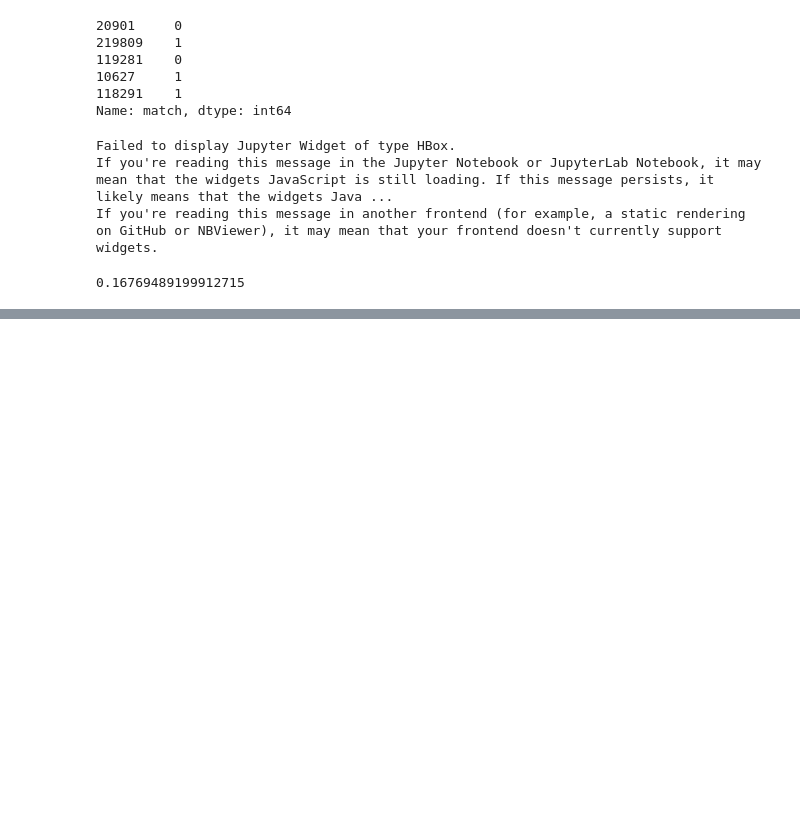
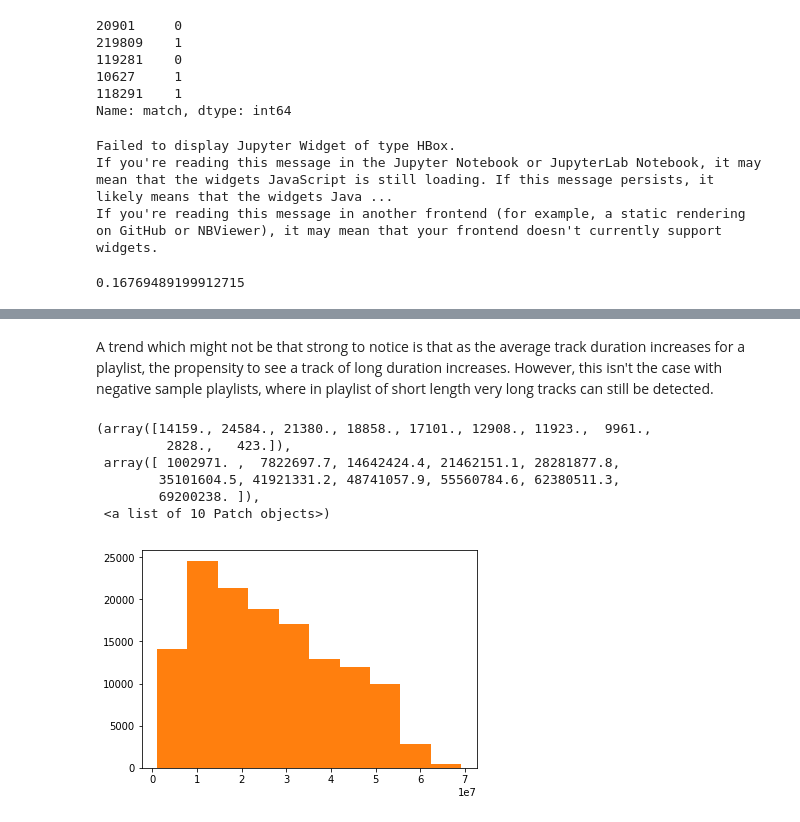
Before and after one commit to tralpha/spotify-project, a Jupyter notebook: DataLoader.ipynb, the cells around one changed output, grey strips where cells are left out. Cells and saved outputs as stored; diff of their text form; code cells hidden in the pictures; blank space fills up the shorter version.

```diff
--- a/DataLoader.ipynb
+++ b/DataLoader.ipynb
@@ -294,0 +309,13 @@ If you're reading this message in another frontend (for example, a static render
+# %% [markdown]
+A trend which might not be that strong to notice is that as the average track duration increases for a playlist, the propensity to see a track of long duration increases. However, this isn't the case with negative sample playlists, where in playlist of short length very long tracks can still be detected.
+# %%
+plt.hist(dataset[dataset.match==1].playlist_duration_ms)
+plt.hist(dataset[dataset.match==0].playlist_duration_ms)
+# %% [output]
+(array([14159., 24584., 21380., 18858., 17101., 12908., 11923.,  9961.,
+         2828.,   423.]),
+ array([ 1002971. ,  7822697.7, 14642424.4, 21462151.1, 28281877.8,
+        35101604.5, 41921331.2, 48741057.9, 55560784.6, 62380511.3,
+        69200238. ]),
+ <a list of 10 Patch objects>)
+[figure, added]
```
Also changed, not shown: parts of 5 cells of this notebook, 1 other file.
